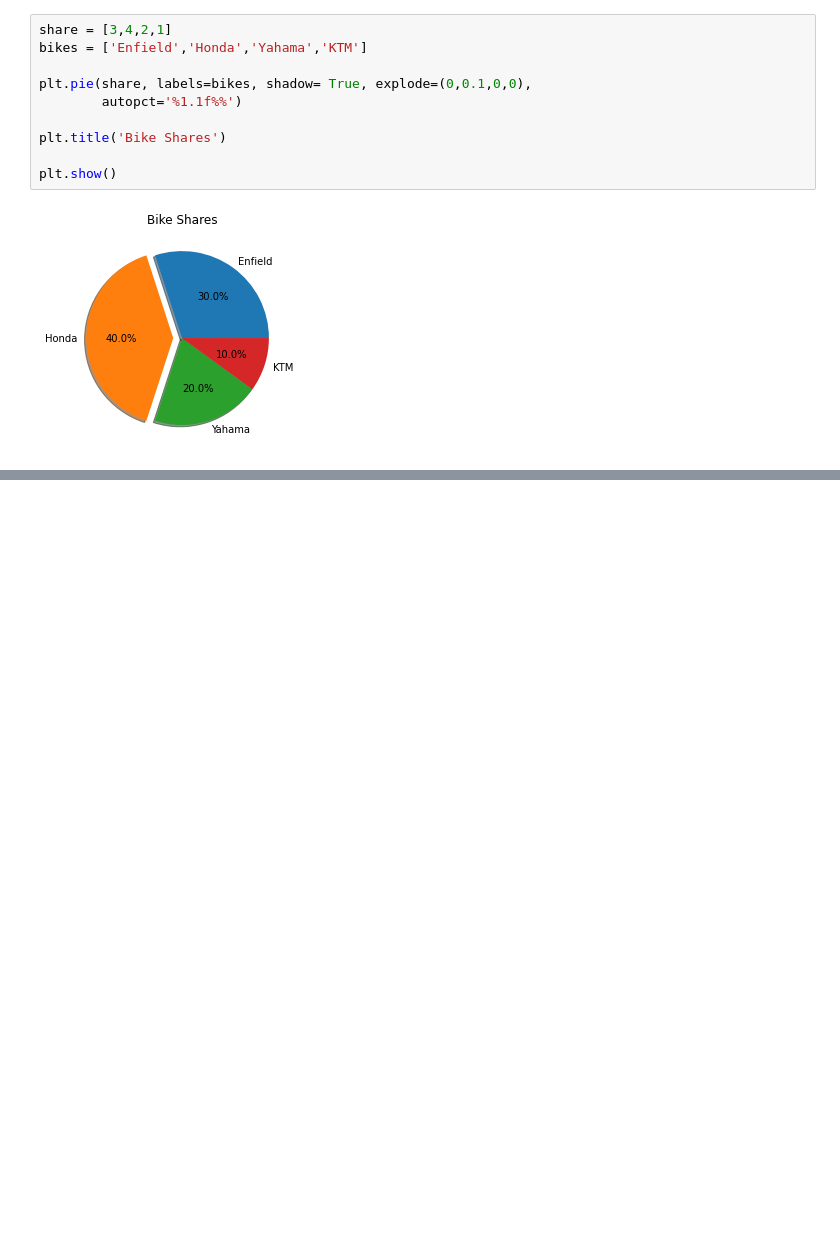
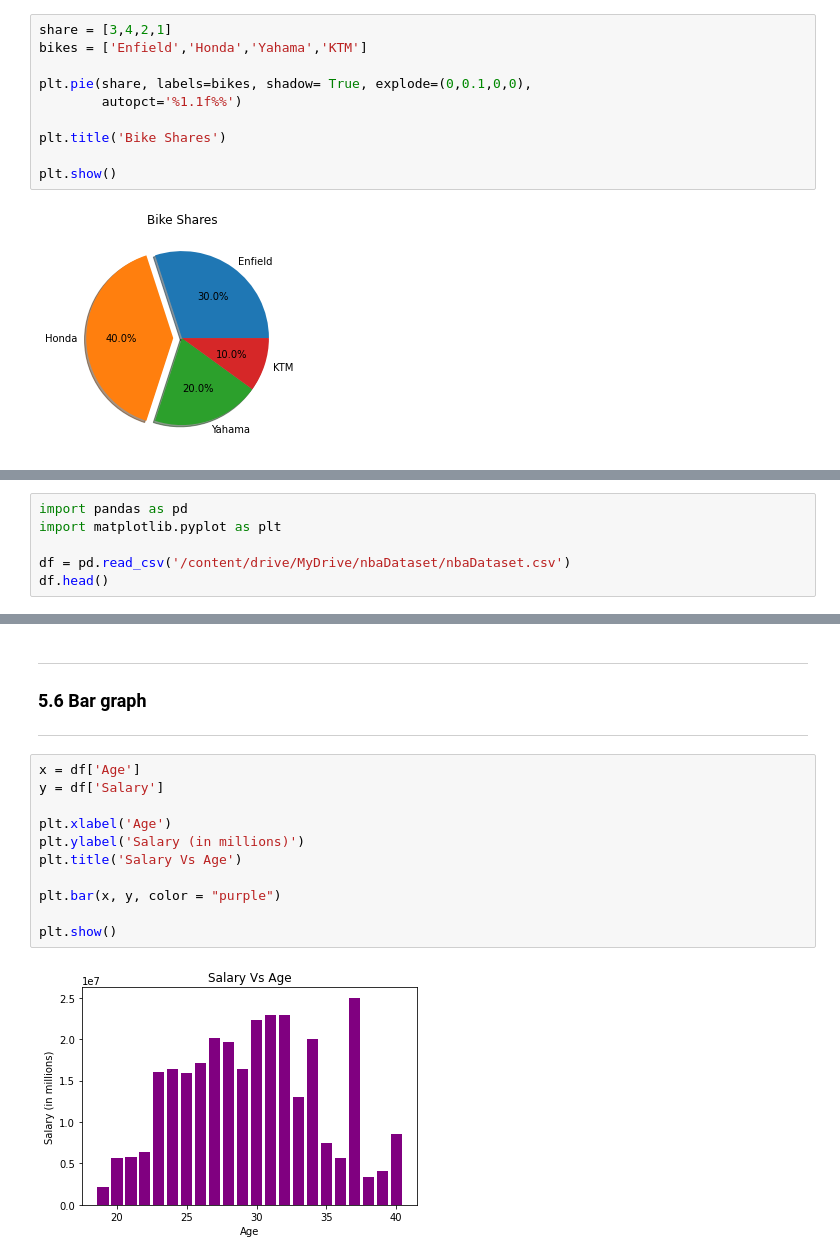
Before and after one commit to psrana/Data-Visualization-using-Matplotlib, a Jupyter notebook: Data_Visualization_using_Matplotlib.ipynb, the cells around one changed output, grey strips where cells are left out. Cells and saved outputs as stored; diff of their text form; blank space fills up the shorter version.

```diff
--- a/Data_Visualization_using_Matplotlib.ipynb
+++ b/Data_Visualization_using_Matplotlib.ipynb
@@ -1632,0 +397,6 @@ Open result.txt to view the content
+# %%
+import pandas as pd
+import matplotlib.pyplot as plt
+
+df = pd.read_csv('/content/drive/MyDrive/nbaDataset/nbaDataset.csv')
+df.head()
@@ -1632,0 +410,17 @@ Open result.txt to view the content
+# %% [markdown]
+---
+### **5.6 Bar graph**
+---
+# %%
+x = df['Age']
+y = df['Salary']
+
+plt.xlabel('Age')
+plt.ylabel('Salary (in millions)')
+plt.title('Salary Vs Age')
+
+plt.bar(x, y, color = "purple")
+
+plt.show()
+# %% [output]
+[figure, added]
```
Also changed, not shown: parts of 189 cells of this notebook.
